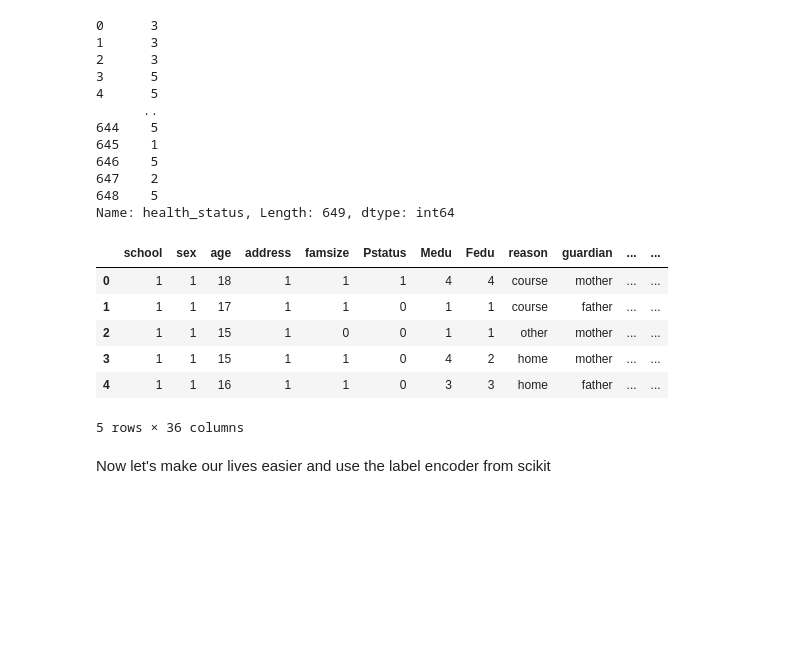
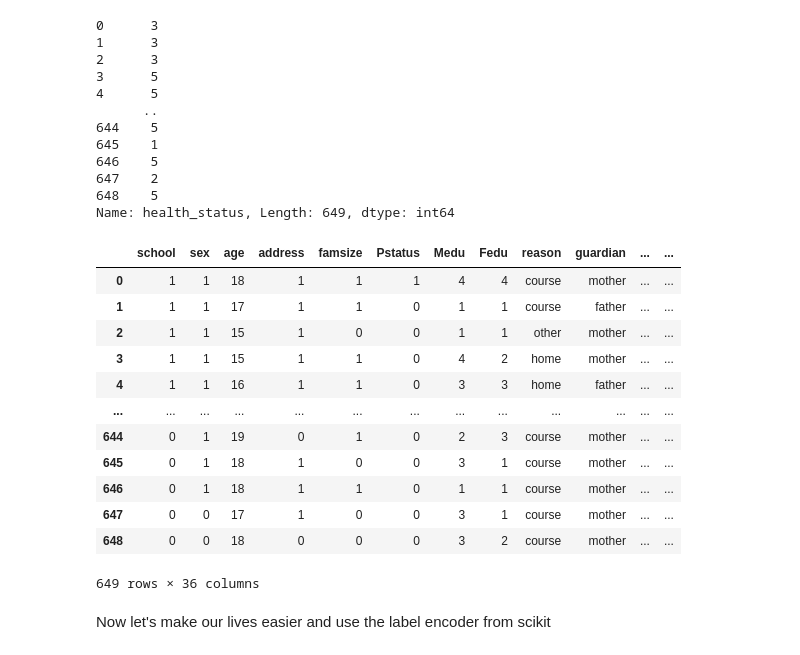
Before and after one commit to RafaelTakata0105/proyect-data-analysis, a Jupyter notebook: notebooks/proyect.ipynb, the cells around one changed output. Saved outputs shown, nothing was run; the diff lists cells and outputs as text; code cells hidden in the pictures; blank space fills up the shorter version.

```diff
--- a/notebooks/proyect.ipynb
+++ b/notebooks/proyect.ipynb
@@ -211,22 +211,28 @@ Name: health_status, Length: 649, dtype: int64
 # %%
 def concatenate_one_hot(dataframe, list):
     for x in list:
         mom_values = str('Mjob_' + x)
         dad_values = str('Fjob_' + x)
         #Concatenate
         dataframe[x] = dataframe[mom_values] + dataframe[dad_values]
         #Drop the ones that i have already used
         dataframe.drop(columns=[mom_values, dad_values], inplace=True)
 concatenate_one_hot(porclass_df, job_values)
-porclass_df.head()
+porclass_df
 # %% [output]
 |  | school | sex | age | address | famsize | Pstatus | Medu | Fedu | reason | guardian | ... | ... |
 | 0 | 1 | 1 | 18 | 1 | 1 | 1 | 4 | 4 | course | mother | ... | ... |
 | 1 | 1 | 1 | 17 | 1 | 1 | 0 | 1 | 1 | course | father | ... | ... |
 | 2 | 1 | 1 | 15 | 1 | 0 | 0 | 1 | 1 | other | mother | ... | ... |
 | 3 | 1 | 1 | 15 | 1 | 1 | 0 | 4 | 2 | home | mother | ... | ... |
 | 4 | 1 | 1 | 16 | 1 | 1 | 0 | 3 | 3 | home | father | ... | ... |
+| ... | ... | ... | ... | ... | ... | ... | ... | ... | ... | ... | ... | ... |
+| 644 | 0 | 1 | 19 | 0 | 1 | 0 | 2 | 3 | course | mother | ... | ... |
+| 645 | 0 | 1 | 18 | 1 | 0 | 0 | 3 | 1 | course | mother | ... | ... |
+| 646 | 0 | 1 | 18 | 1 | 1 | 0 | 1 | 1 | course | mother | ... | ... |
+| 647 | 0 | 0 | 17 | 1 | 0 | 0 | 3 | 1 | course | mother | ... | ... |
+| 648 | 0 | 0 | 18 | 0 | 0 | 0 | 3 | 2 | course | mother | ... | ... |
-5 rows × 36 columns
+649 rows × 36 columns
 # %% [markdown]
 Now let's make our lives easier and use the label encoder from scikit
 # %%
```
Also changed, not shown: parts of 1 cell of this notebook.
